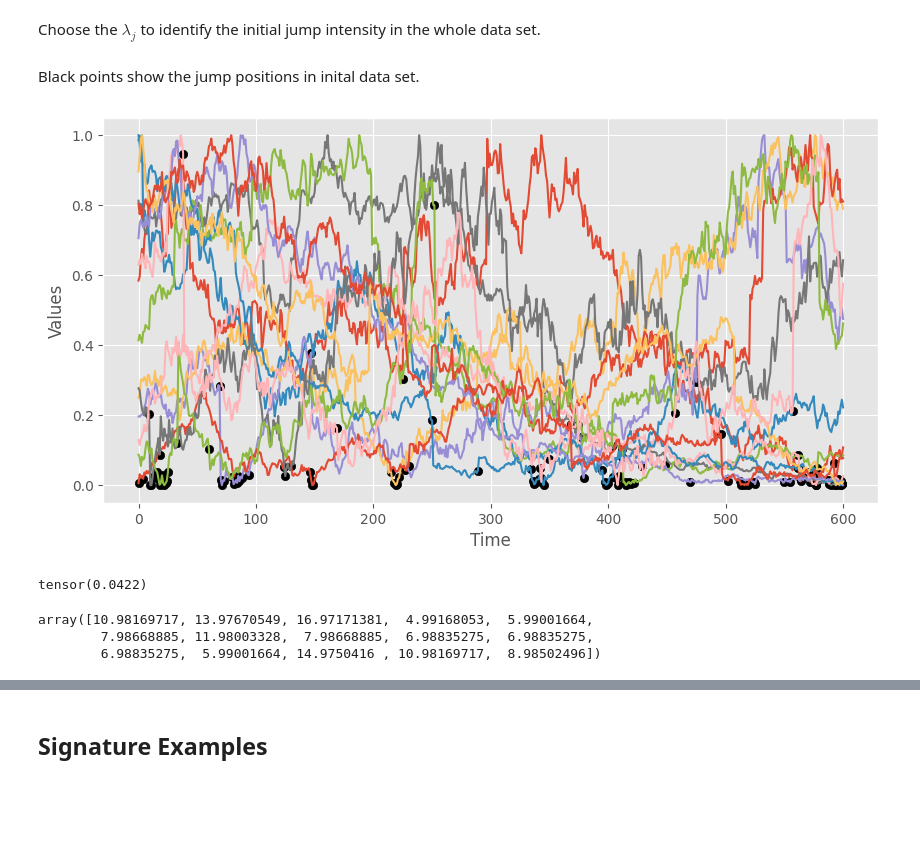
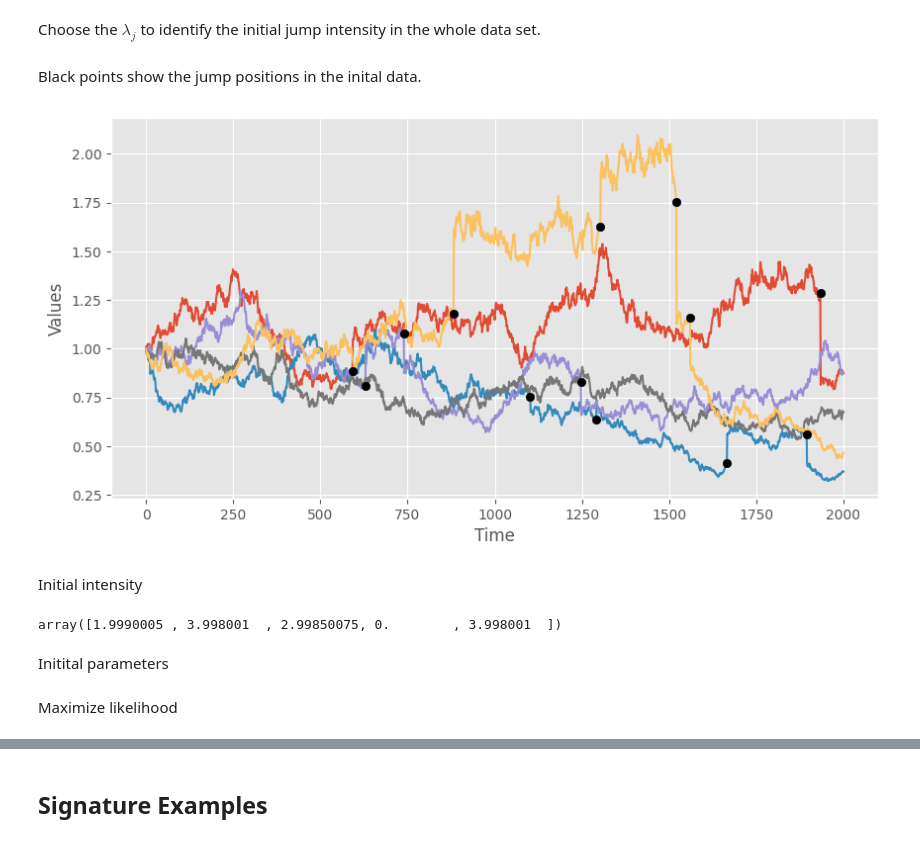
Before and after one commit to kirillzx/JDFlow, a Jupyter notebook: generator_main.ipynb, the cells around one changed output, grey strips where cells are left out. Saved outputs shown, nothing was run; the diff lists cells and outputs as text; code cells hidden in the pictures; blank space fills up the shorter version.

Commit message:
fix: intensity estimation for data_save

```diff
--- a/generator_main.ipynb
+++ b/generator_main.ipynb
@@ -91,12 +91,12 @@ len(np.arange(2, 12, 2)) * len(np.arange(700, 1100, 100)) * len(np.arange(5, 130
 # %% [markdown]
 ## Data Preparation
 # %%
-n = 600 #set the series length
+n = 2000 #set the series length
 dt = 1/n
 
 #choose any of type process or upload your data. The main rule that length of each series must be the same.
 # data = dclProcess(n, 10).T
-data = np.array([merton_process(s0=1, xiP=7, muj=0, sigmaj=0.2, r=0.04, sigma=0.6, n=n, T=1) for i in range(15)])
+data = np.array([merton_process(s0=1, xiP=3, muj=0, sigmaj=0.2, r=0.04, sigma=0.6, n=n, T=1) for i in range(5)])
 # data = np.array([geometric_BM(s0=1, mu=0.1, sigma=0.5, n=n, T=1) for i in range(10)])
 # %%
 plt.subplots(figsize=(10, 5), dpi=100)
@@ -110,2 +113,2 @@ plt.show()
 # %%
-data_save = torch.FloatTensor(data)
+data_save = copy.deepcopy(torch.FloatTensor(data))
@@ -161,23 +125,21 @@ plt.show()
 # %% [markdown]
 Choose the $\lambda_j$ to identify the initial jump intensity in the whole data set.
 # %%
-lambda_j = 0.6
-idx_jumps = list(map(lambda x: find_jumps(x, lambda_j), data_tensor))
+lambda_j = 0.1
+idx_jumps = list(map(lambda x: find_jumps(x, lambda_j), data_save))
 # %% [markdown]
-Black points show the jump positions in inital data set.
+Black points show the jump positions in the inital data.
 # %%
-plot_jumps(data_tensor, idx_jumps)
+plot_jumps(data_save, idx_jumps)
 # %% [output]
-[figure, old version]
+[figure, new version]
-# %%
-calc_mean_jump(data_tensor, idx_jumps)
-# %% [output]
-tensor(0.0422)
+# %% [markdown]
+Initial intensity
 # %%
-init_intensity = estimate_init_intensity_array(data_tensor, idx_jumps)/dt
+init_intensity = estimate_init_intensity_array(data_save, idx_jumps)/dt
 init_intensity
 # %% [output]
-array([10.98169717, 13.97670549, 16.97171381,  4.99168053,  5.99001664,
-        7.98668885, 11.98003328,  7.98668885,  6.98835275,  6.98835275,
-        6.98835275,  5.99001664, 14.9750416 , 10.98169717,  8.98502496])
+array([1.9990005 , 3.998001  , 2.99850075, 0.        , 3.998001  ])
+# %% [markdown]
+Initital parameters
 # %%
@@ -187 +148,3 @@ init_params = estimate_init_params(data_tensor, jump_part, diff_part, dt)
+# %% [markdown]
+Maximize likelihood
 # %%
```
Also changed, not shown: parts of 28 cells of this notebook.
